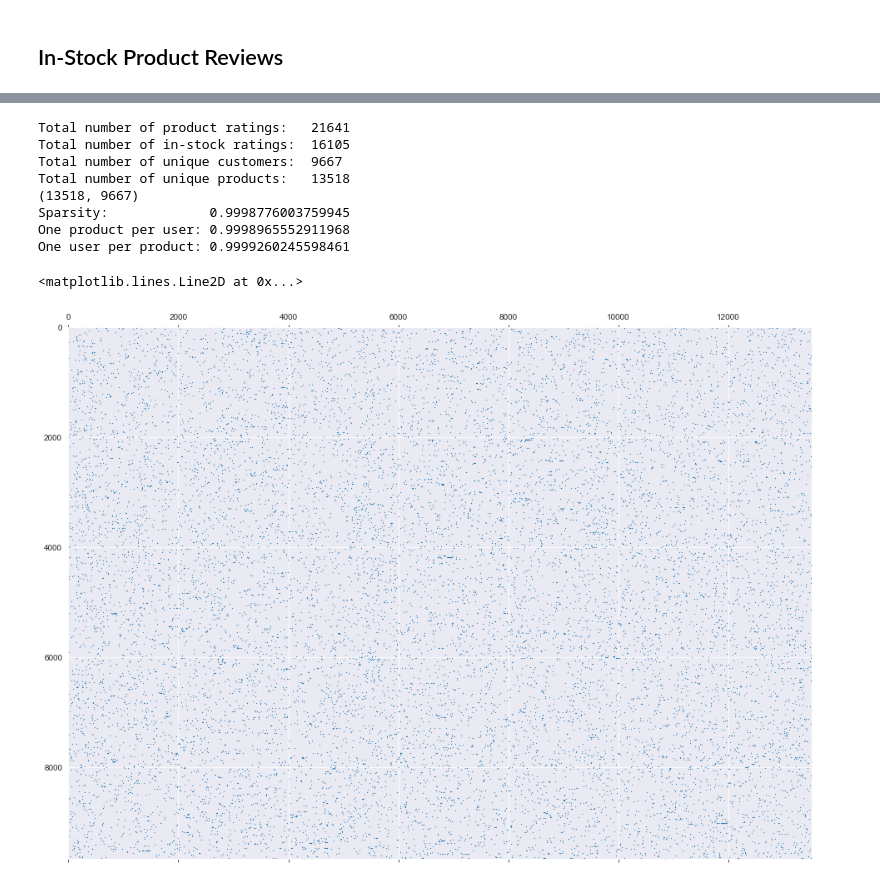
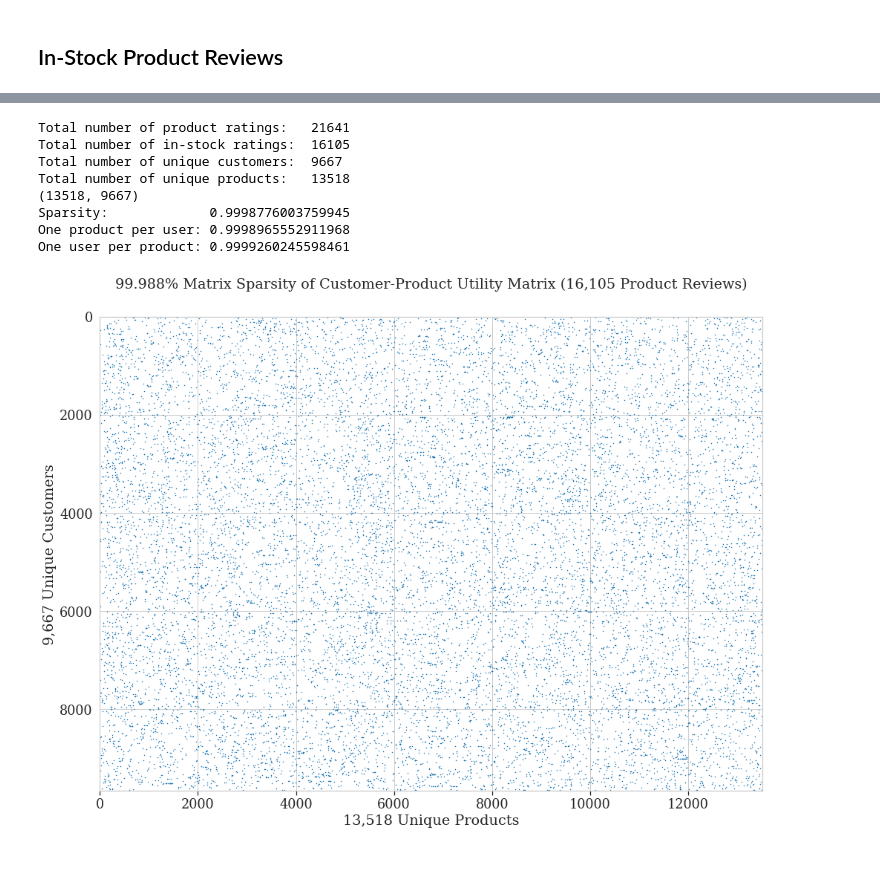
Before and after one commit to acdick/touch_driven_recommender_engines, a Jupyter notebook: Source/02_Exploratory_Data_Analysis.ipynb, the cells around one changed output, grey strips where cells are left out. Saved outputs shown, nothing was run; the diff lists cells and outputs as text; code cells hidden in the pictures.

```diff
--- a/Source/02_Exploratory_Data_Analysis.ipynb
+++ b/Source/02_Exploratory_Data_Analysis.ipynb
@@ -105,30 +105,35 @@ df.head()
 # %%
 # user-product sparsity matrix
 utility_matrix           = ff.get_utility_matrix()[0]
 utility_matrix['Rating'] = 1
 utility_matrix           = utility_matrix.drop_duplicates()
 print(utility_matrix.pivot(index='URL', columns='User', values='Rating').shape)
 
 # sparsity
 n_products = utility_matrix.pivot(index='URL', columns='User', values='Rating').shape[0]
 n_users    = utility_matrix.pivot(index='URL', columns='User', values='Rating').shape[1]
 print('Sparsity:             ' + str(1 - (utility_matrix.shape[0] / (n_products * n_users))))
 print('One product per user: ' + str(1 - 1/9667))
 print('One user per product: ' + str(1 - 1/13518))
 
+sns.set_context("notebook", font_scale=1.6, rc={"lines.linewidth":3, 'lines.markersize': 15})
+sns.set_style('whitegrid', {'font.family':'serif', 'font.serif':'Times New Roman'})
 fig, axes = plt.subplots(figsize=(16,16))
-plt.spy(utility_matrix.pivot(index='User', columns='URL', values='Rating'), markersize=0.25)
+plt.spy(utility_matrix.pivot(index='User', columns='URL', values='Rating'), markersize=0.5)
+
+axes.set_title(label='99.988% Matrix Sparsity of Customer-Product Utility Matrix (16,105 Product Reviews)')
+axes.set(xlabel='13,518 Unique Products', ylabel='9,667 Unique Customers')
+plt.gca().xaxis.tick_bottom()
 # %% [output]
 Total number of product ratings:   21641
 Total number of in-stock ratings:  16105
 Total number of unique customers:  9667
 Total number of unique products:   13518
 (13518, 9667)
 Sparsity:             0.9998776003759945
 One product per user: 0.9998965552911968
 One user per product: 0.9999260245598461
-<matplotlib.lines.Line2D at 0x...>
-[figure, old version]
+[figure, new version]
 # %%
 # heatmap of similarity matrix
 # similarity_matrix = pd.read_pickle("../Data/content_similarity_matrix_GMC.pkl")
```
Also changed, not shown: parts of 1 cell of this notebook, 3 other files.
